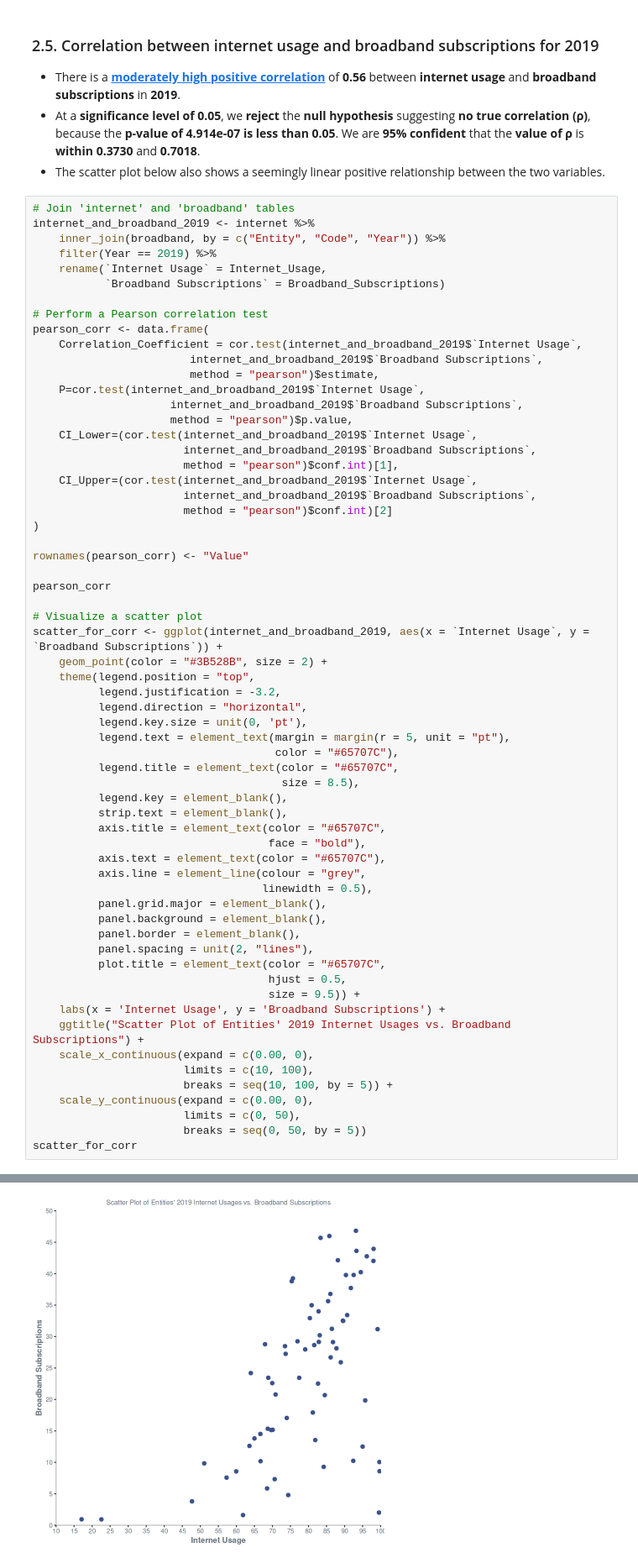
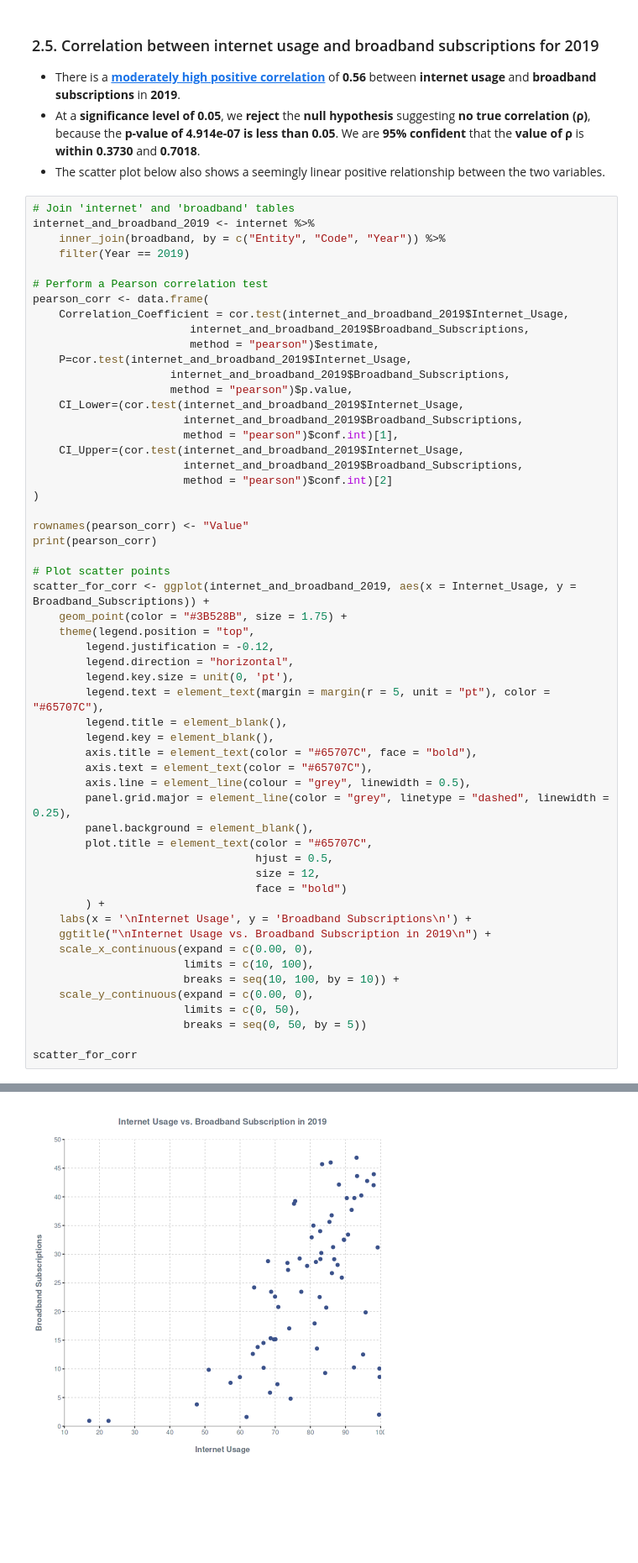
Before and after one commit to jbjdelacruz/DataSetlist, a Jupyter notebook: global-internet-accessibility/notebook.ipynb, the cells around one changed output, grey strips where cells are left out. Shown at 84% size. Saved outputs shown, nothing was run; the diff lists cells and outputs as text; blank space fills up the shorter version.

```diff
--- a/global-internet-accessibility/notebook.ipynb
+++ b/global-internet-accessibility/notebook.ipynb
@@ -948,62 +739,55 @@ A tibble: 5 × 2
 # Join 'internet' and 'broadband' tables
 internet_and_broadband_2019 <- internet %>%
 	inner_join(broadband, by = c("Entity", "Code", "Year")) %>%
-    filter(Year == 2019) %>%
-	rename(`Internet Usage` = Internet_Usage,
-		   `Broadband Subscriptions` = Broadband_Subscriptions)
+    filter(Year == 2019)
 
 # Perform a Pearson correlation test
 pearson_corr <- data.frame(
-	Correlation_Coefficient = cor.test(internet_and_broadband_2019$`Internet Usage`,
-                        internet_and_broadband_2019$`Broadband Subscriptions`,
+	Correlation_Coefficient = cor.test(internet_and_broadband_2019$Internet_Usage,
+                        internet_and_broadband_2019$Broadband_Subscriptions,
                         method = "pearson")$estimate,
-	P=cor.test(internet_and_broadband_2019$`Internet Usage`,
-                     internet_and_broadband_2019$`Broadband Subscriptions`,
+	P=cor.test(internet_and_broadband_2019$Internet_Usage,
+                     internet_and_broadband_2019$Broadband_Subscriptions,
                      method = "pearson")$p.value,
-	CI_Lower=(cor.test(internet_and_broadband_2019$`Internet Usage`,
-                       internet_and_broadband_2019$`Broadband Subscriptions`,
+	CI_Lower=(cor.test(internet_and_broadband_2019$Internet_Usage,
+                       internet_and_broadband_2019$Broadband_Subscriptions,
                        method = "pearson")$conf.int)[1],
-	CI_Upper=(cor.test(internet_and_broadband_2019$`Internet Usage`,
-                       internet_and_broadband_2019$`Broadband Subscriptions`,
+	CI_Upper=(cor.test(internet_and_broadband_2019$Internet_Usage,
+                       internet_and_broadband_2019$Broadband_Subscriptions,
                        method = "pearson")$conf.int)[2]
 )
 
 rownames(pearson_corr) <- "Value"
+print(pearson_corr)
 
-pearson_corr
-
-# Visualize a scatter plot
-scatter_for_corr <- ggplot(internet_and_broadband_2019, aes(x = `Internet Usage`, y = `Broadband Subscriptions`)) +
-	geom_point(color = "#3B528B", size = 2) +
-	theme(legend.position = "top",
-    	  legend.justification = -3.2,
-          legend.direction = "horizontal",
-          legend.key.size = unit(0, 'pt'),
-          legend.text = element_text(margin = margin(r = 5, unit = "pt"),
-        	                         color = "#65707C"),
-          legend.title = element_text(color = "#65707C",
-                                      size = 8.5),
-          legend.key = element_blank(),
-          strip.text = element_blank(),
-          axis.title = element_text(color = "#65707C",
-                                    face = "bold"),
-          axis.text = element_text(color = "#65707C"),
-          axis.line = element_line(colour = "grey",
-                                   linewidth = 0.5),
-          panel.grid.major = element_blank(),
-          panel.background = element_blank(),
-          panel.border = element_blank(),
-          panel.spacing = unit(2, "lines"),
-          plot.title = element_text(color = "#65707C",
-                                    hjust = 0.5,
-                                    size = 9.5)) +
-	labs(x = 'Internet Usage', y = 'Broadband Subscriptions') +
-	ggtitle("Scatter Plot of Entities' 2019 Internet Usages vs. Broadband Subscriptions") +
+# Plot scatter points
+scatter_for_corr <- ggplot(internet_and_broadband_2019, aes(x = Internet_Usage, y = Broadband_Subscriptions)) +
+	geom_point(color = "#3B528B", size = 1.75) +
+    theme(legend.position = "top",
+        legend.justification = -0.12,
+        legend.direction = "horizontal",
+        legend.key.size = unit(0, 'pt'),
+        legend.text = element_text(margin = margin(r = 5, unit = "pt"), color = "#65707C"),
+        legend.title = element_blank(),
+        legend.key = element_blank(),
+        axis.title = element_text(color = "#65707C", face = "bold"),
+        axis.text = element_text(color = "#65707C"),
+        axis.line = element_line(colour = "grey", linewidth = 0.5),
+        panel.grid.major = element_line(color = "grey", linetype = "dashed", linewidth = 0.25),
+        panel.background = element_blank(),
+        plot.title = element_text(color = "#65707C",
+                                  hjust = 0.5,
+                                  size = 12,
+                                  face = "bold")
+        ) +
+	labs(x = '\nInternet Usage', y = 'Broadband Subscriptions\n') +
+	ggtitle("\nInternet Usage vs. Broadband Subscription in 2019\n") +
 	scale_x_continuous(expand = c(0.00, 0),
                        limits = c(10, 100),
-                       breaks = seq(10, 100, by = 5)) +
+                       breaks = seq(10, 100, by = 10)) +
 	scale_y_continuous(expand = c(0.00, 0),
                        limits = c(0, 50),
                        breaks = seq(0, 50, by = 5))
+
 scatter_for_corr
 # %% [output]
@@ -1014,4 +796,4 @@ A data.frame: 1 × 4
-[figure, old version]
+[figure, new version]
 # %% [markdown]
 ## 3. Conclusions
 Using the available data and results of their analyses, the following conclusions can be drawn about the global state of internet accessibility:
```
Also changed, not shown: parts of 31 cells of this notebook.
